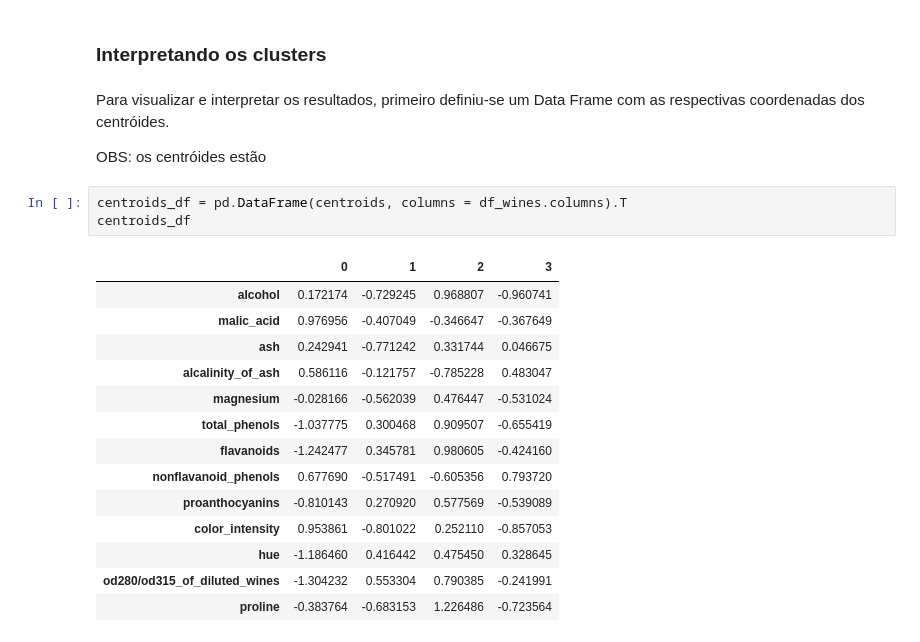
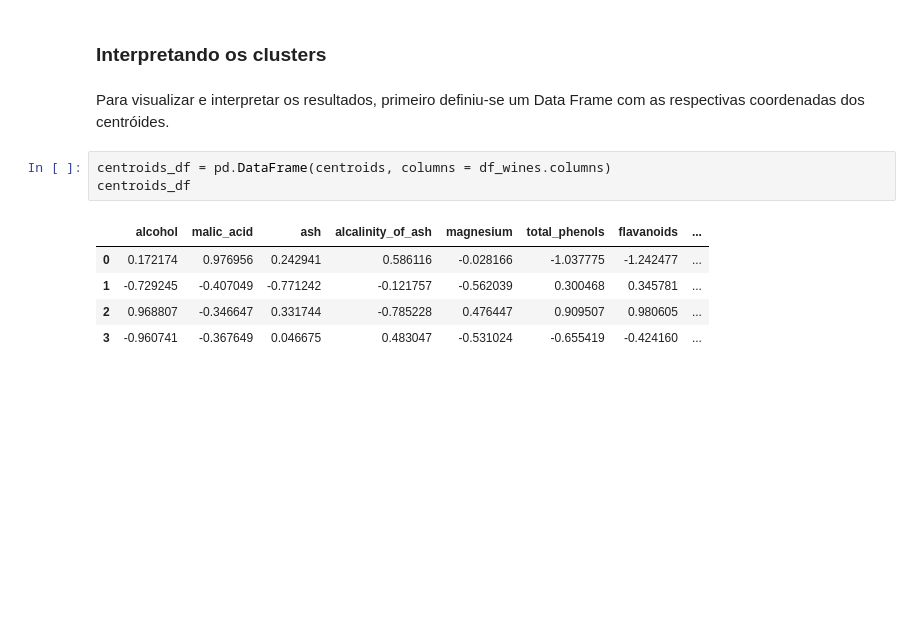
Before and after one commit to rfprates/clustering_wines_dataset, a Jupyter notebook: clustering_wines.ipynb, the cells around one changed output. Cells and saved outputs as stored; diff of their text form; blank space fills up the shorter version.

```diff
--- a/clustering_wines.ipynb
+++ b/clustering_wines.ipynb
@@ -204,23 +204,12 @@ labels = model.labels_
 ### Interpretando os clusters
 # %% [markdown]
 Para visualizar e interpretar os resultados, primeiro definiu-se um Data Frame com as respectivas coordenadas dos centróides.
-
-OBS: os centróides estão
 # %%
-centroids_df = pd.DataFrame(centroids, columns = df_wines.columns).T
+centroids_df = pd.DataFrame(centroids, columns = df_wines.columns)
 centroids_df
 # %% [output]
-|  | 0 | 1 | 2 | 3 |
-| alcohol | 0.172174 | -0.729245 | 0.968807 | -0.960741 |
-| malic_acid | 0.976956 | -0.407049 | -0.346647 | -0.367649 |
-| ash | 0.242941 | -0.771242 | 0.331744 | 0.046675 |
-| alcalinity_of_ash | 0.586116 | -0.121757 | -0.785228 | 0.483047 |
-| magnesium | -0.028166 | -0.562039 | 0.476447 | -0.531024 |
-| total_phenols | -1.037775 | 0.300468 | 0.909507 | -0.655419 |
-| flavanoids | -1.242477 | 0.345781 | 0.980605 | -0.424160 |
-| nonflavanoid_phenols | 0.677690 | -0.517491 | -0.605356 | 0.793720 |
-| proanthocyanins | -0.810143 | 0.270920 | 0.577569 | -0.539089 |
-| color_intensity | 0.953861 | -0.801022 | 0.252110 | -0.857053 |
-| hue | -1.186460 | 0.416442 | 0.475450 | 0.328645 |
-| od280/od315_of_diluted_wines | -1.304232 | 0.553304 | 0.790385 | -0.241991 |
-| proline | -0.383764 | -0.683153 | 1.226486 | -0.723564 |
+|  | alcohol | malic_acid | ash | alcalinity_of_ash | magnesium | total_phenols | flavanoids | ... |
+| 0 | 0.172174 | 0.976956 | 0.242941 | 0.586116 | -0.028166 | -1.037775 | -1.242477 | ... |
+| 1 | -0.729245 | -0.407049 | -0.771242 | -0.121757 | -0.562039 | 0.300468 | 0.345781 | ... |
+| 2 | 0.968807 | -0.346647 | 0.331744 | -0.785228 | 0.476447 | 0.909507 | 0.980605 | ... |
+| 3 | -0.960741 | -0.367649 | 0.046675 | 0.483047 | -0.531024 | -0.655419 | -0.424160 | ... |
```
Also changed, not shown: parts of 10 cells of this notebook.
